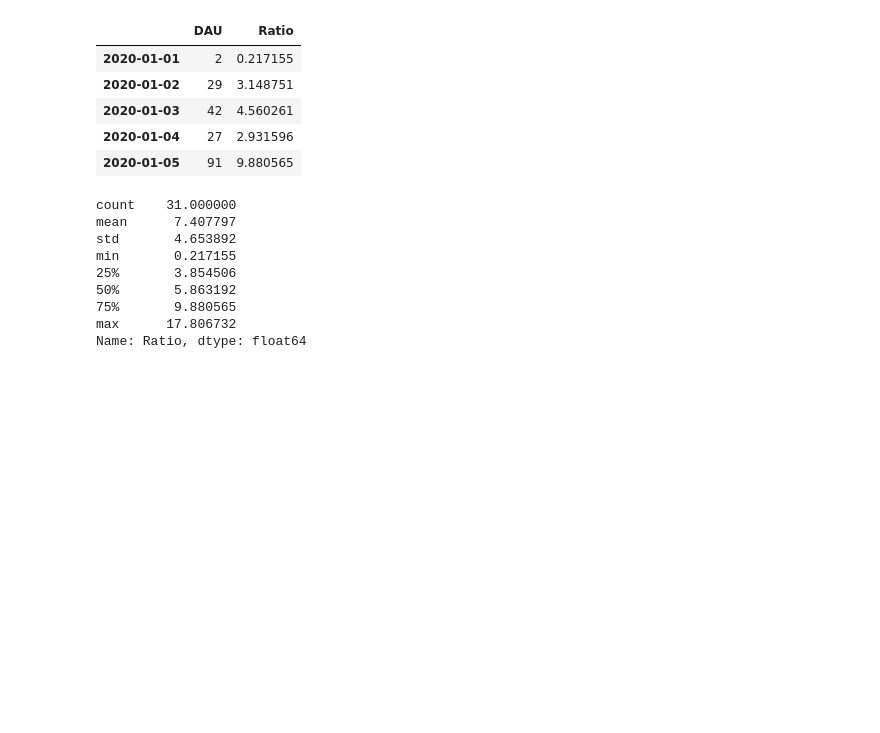
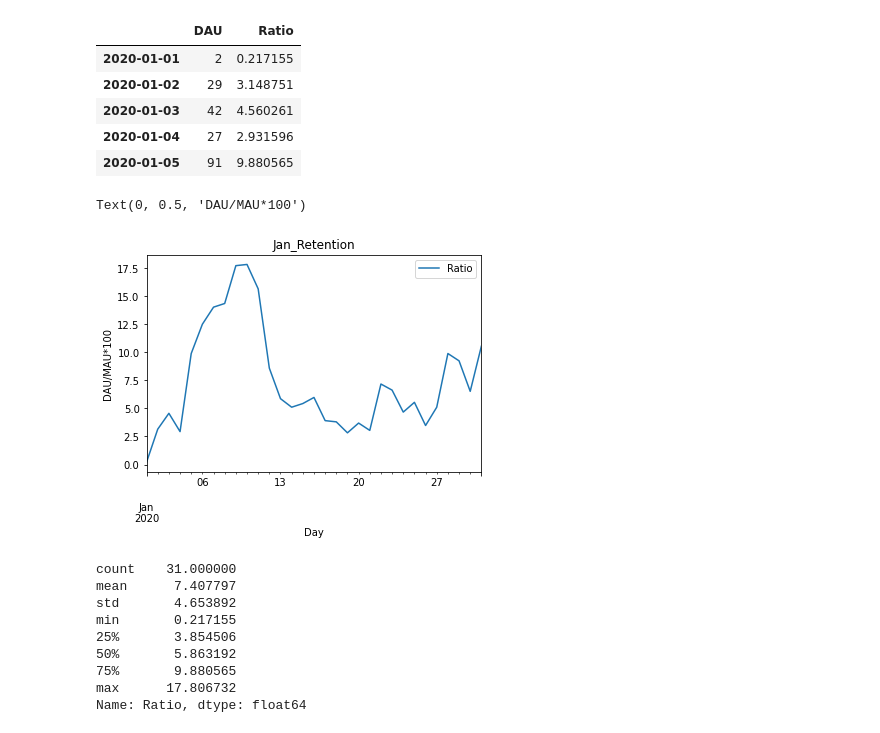
Before and after one commit to Mayank1325/Customer-Analytics, a Jupyter notebook: FR.ipynb, the cells around one changed output. Cells and saved outputs as stored; diff of their text form; code cells hidden in the pictures; blank space fills up the shorter version.

```diff
--- a/FR.ipynb
+++ b/FR.ipynb
@@ -185,6 +186,16 @@ df1.head()
 | 2020-01-03 | 42 | 4.560261 |
 | 2020-01-04 | 27 | 2.931596 |
 | 2020-01-05 | 91 | 9.880565 |
+# %%
+jan= df1.drop(columns=['DAU'])
+# %%
+jan.plot()
+plt.title('Jan_Retention')
+plt.xlabel('Day')
+plt.ylabel('DAU/MAU*100')
+# %% [output]
+Text(0, 0.5, 'DAU/MAU*100')
+[figure, added]
 # %%
 Stats_jan=df1['Ratio'].describe()
 Stats_jan
```
Also changed, not shown: parts of 15 cells of this notebook.
